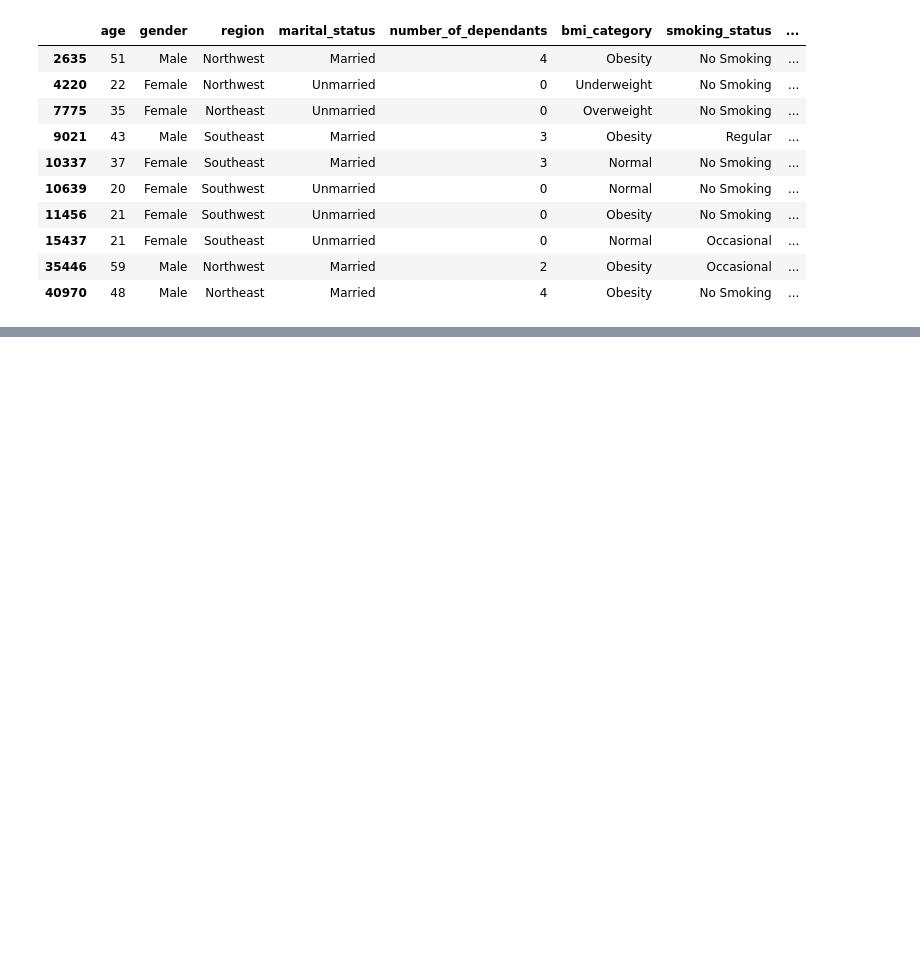
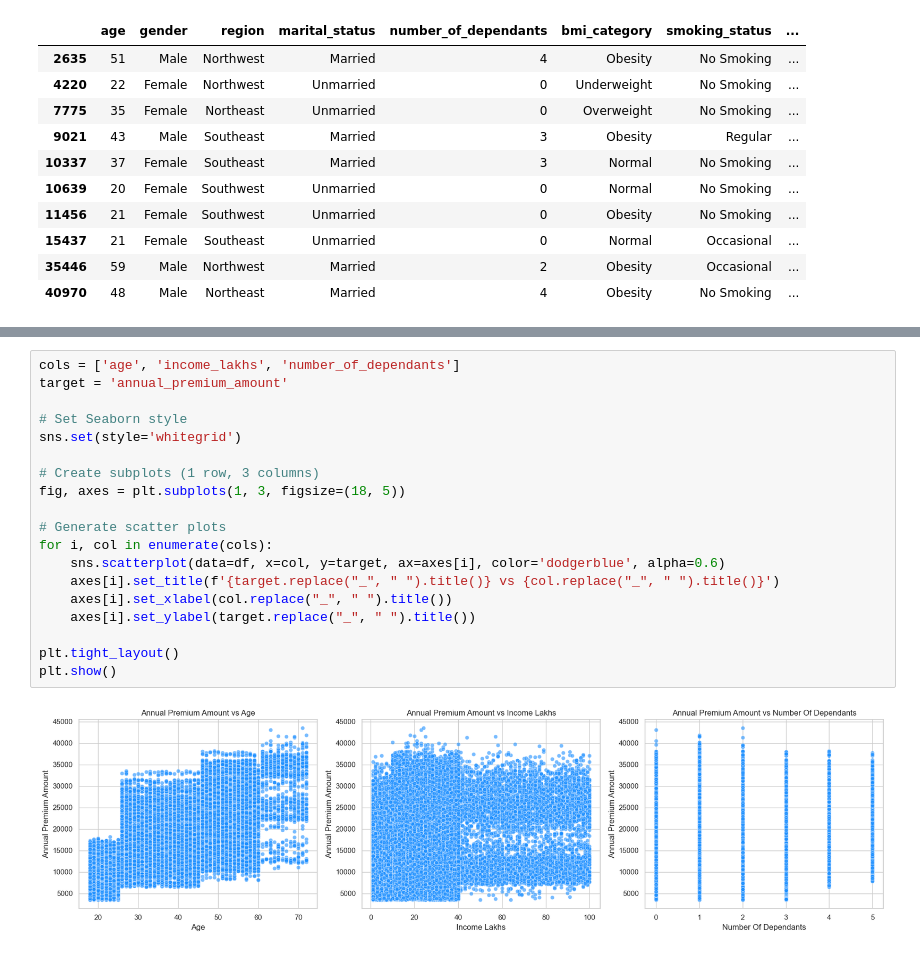
Before and after one commit to GKPSingh/Practice, a Jupyter notebook: Healthcare_Premium_Prediction/Healthcare_Premium_Prediction.ipynb, the cells around one changed output, grey strips where cells are left out. Saved outputs shown, nothing was run; the diff lists cells and outputs as text; blank space fills up the shorter version.

```diff
--- a/Healthcare_Premium_Prediction/Healthcare_Premium_Prediction.ipynb
+++ b/Healthcare_Premium_Prediction/Healthcare_Premium_Prediction.ipynb
@@ -167,0 +263,21 @@ df[df['income_lakhs']>100]
+# %%
+cols = ['age', 'income_lakhs', 'number_of_dependants']
+target = 'annual_premium_amount'
+
+# Set Seaborn style
+sns.set(style='whitegrid')
+
+# Create subplots (1 row, 3 columns)
+fig, axes = plt.subplots(1, 3, figsize=(18, 5))
+
+# Generate scatter plots
+for i, col in enumerate(cols):
+    sns.scatterplot(data=df, x=col, y=target, ax=axes[i], color='dodgerblue', alpha=0.6)
+    axes[i].set_title(f'{target.replace("_", " ").title()} vs {col.replace("_", " ").title()}')
+    axes[i].set_xlabel(col.replace("_", " ").title())
+    axes[i].set_ylabel(target.replace("_", " ").title())
+
+plt.tight_layout()
+plt.show()
+# %% [output]
+[figure, added]
```
Also changed, not shown: parts of 19 cells of this notebook.
